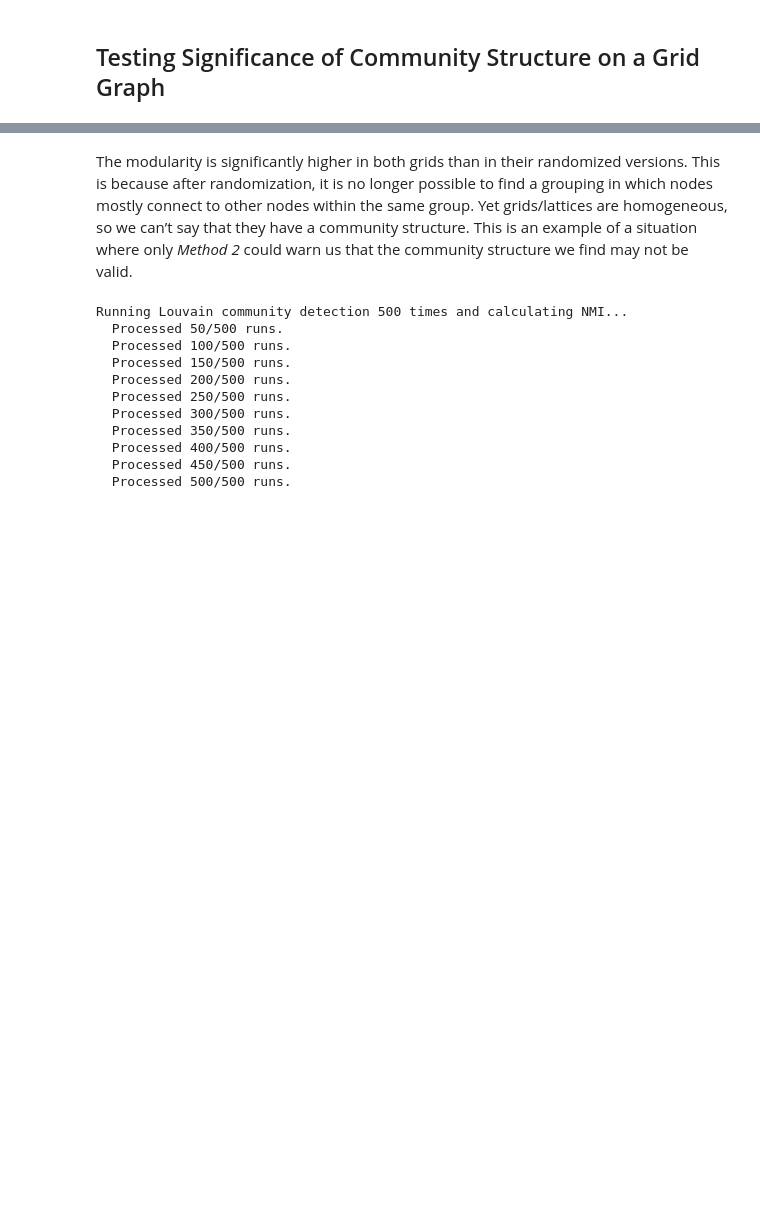
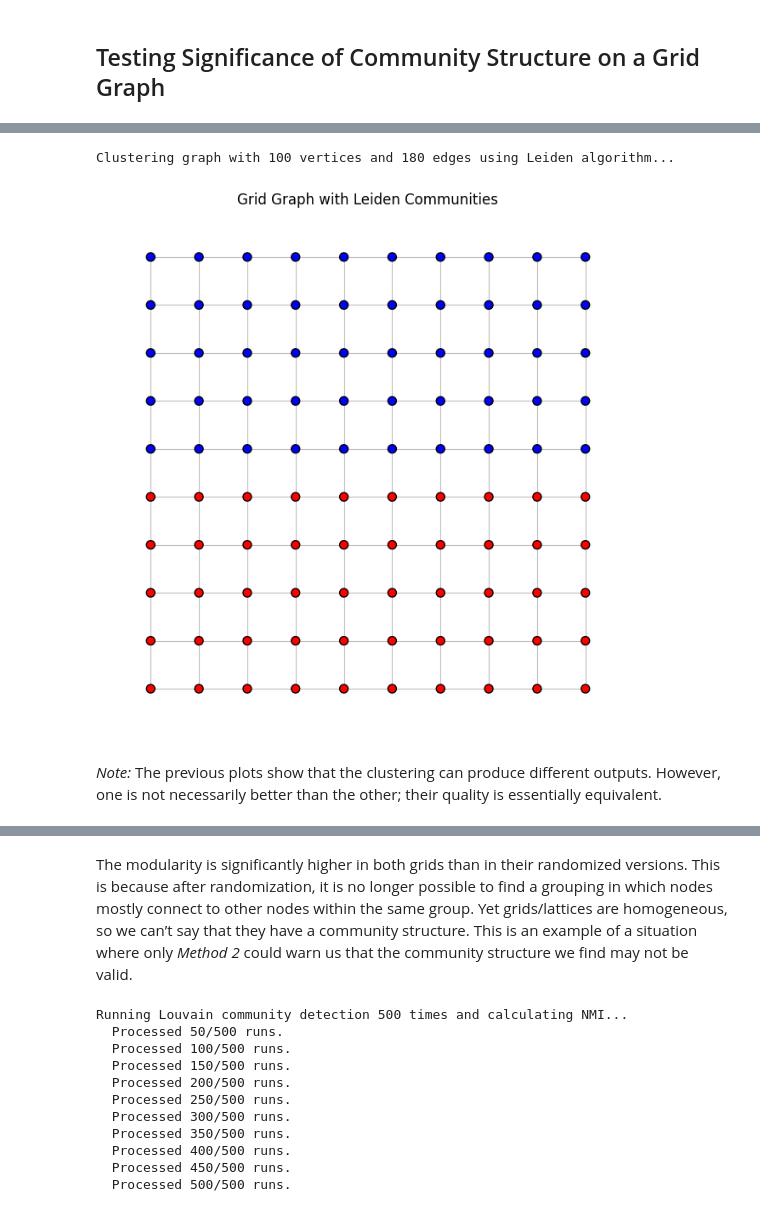
Before and after one commit to igraph/python-igraph, a Jupyter notebook: doc/source/community_detection_guide/notebooks/test_significance_of_community.ipynb, the cells around one changed output, grey strips where cells are left out. Cells and saved outputs as stored; diff of their text form; code cells hidden in the pictures; blank space fills up the shorter version.

```diff
--- a/doc/source/community_detection_guide/notebooks/test_significance_of_community.ipynb
+++ b/doc/source/community_detection_guide/notebooks/test_significance_of_community.ipynb
@@ -167,3 +174,11 @@ Clustering graph with 100 vertices and 180 edges using Leiden algorithm...
+# %%
+random.seed(60)
+partition, resolution = cluster_and_plot_leiden_on_grid(grid_graph, grid_cols, title="Grid Graph with Leiden Communities", plot_size=(8, 8))
+# %% [output]
+Clustering graph with 100 vertices and 180 edges using Leiden algorithm...
+[figure, added]
+# %% [markdown]
+_Note:_ The previous plots show that the clustering can produce different outputs. However, one is not necessarily better than the other; their quality is essentially equivalent.
 # %%
 params = {
     "objective_function": "modularity",
```
Also changed, not shown: parts of 11 cells of this notebook.
